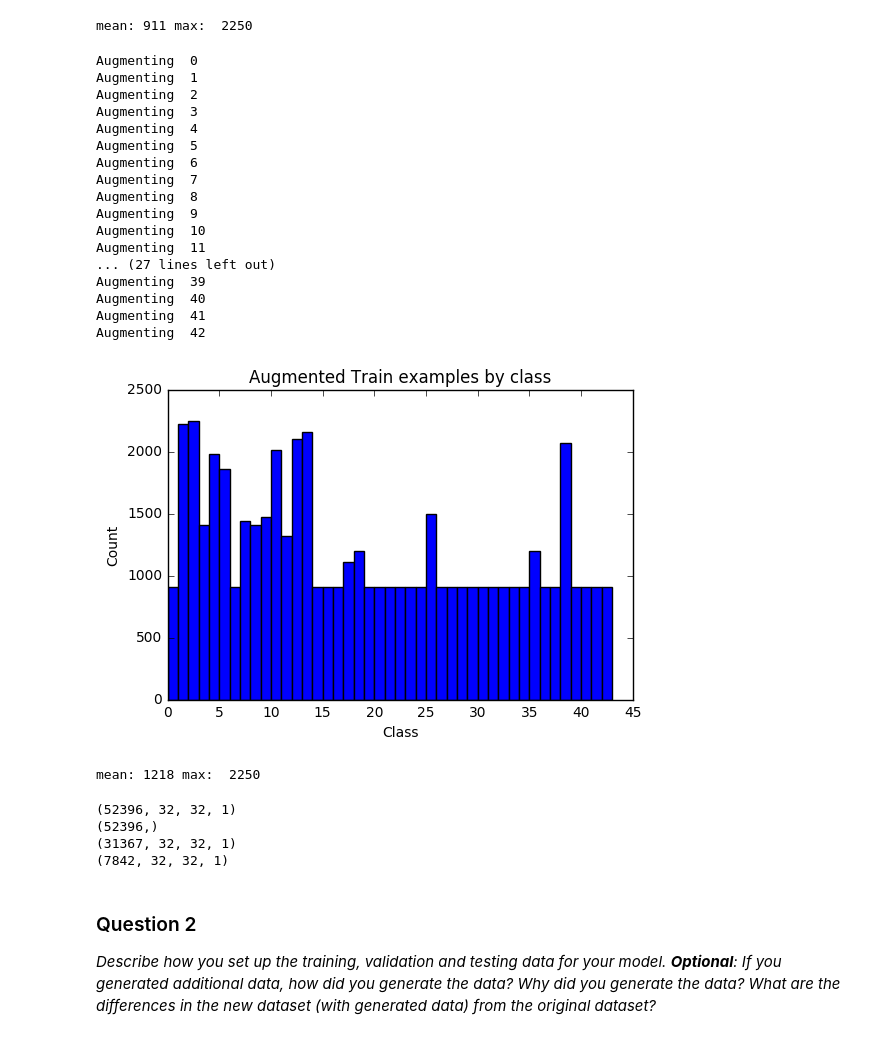
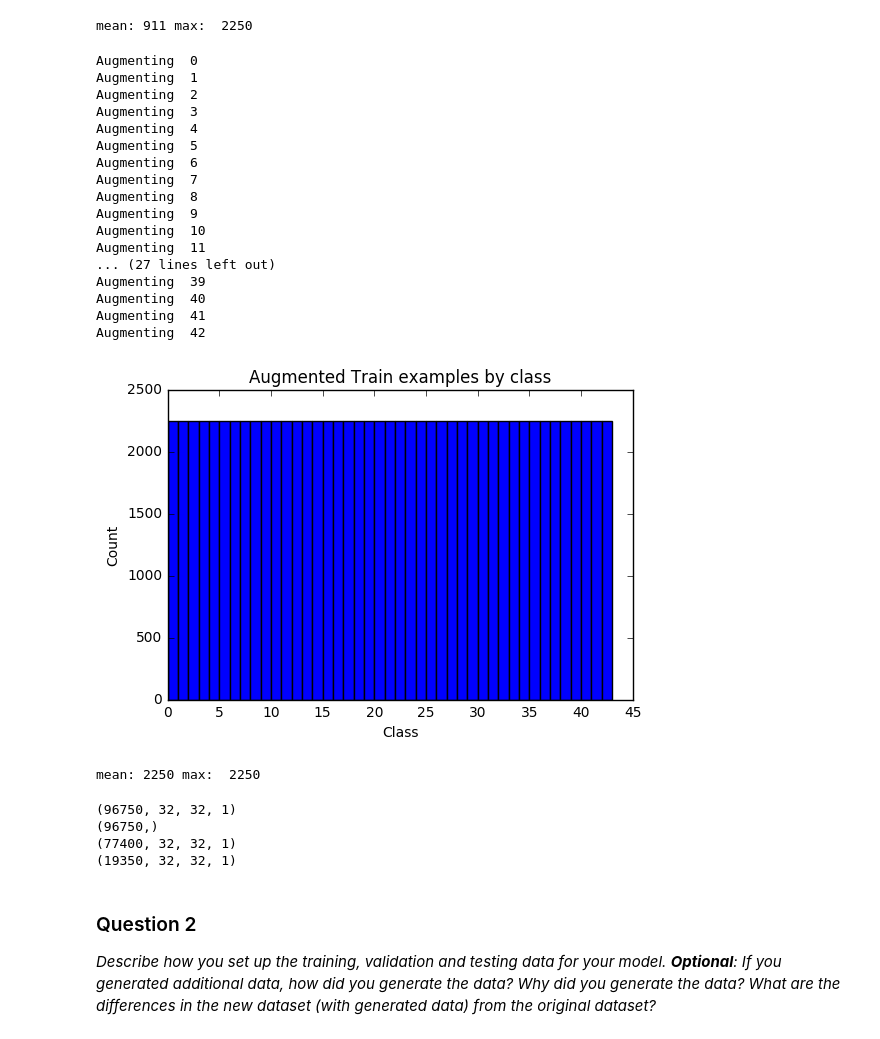
Before and after one commit to me/Traffic_Signs_Recognition, a Jupyter notebook: Traffic_Signs_Recognition.ipynb, the cells around one changed output. Drawn from its saved outputs; the diff is of its cells as text; code cells hidden in the pictures.

```diff
--- a/Traffic_Signs_Recognition.ipynb
+++ b/Traffic_Signs_Recognition.ipynb
@@ -245,7 +245,7 @@ print('mean:', mean_class_count, 'max: ', max_class_count)
 [figure]
 mean: 911 max:  2250
 # %%
-target_size = mean_class_count
+target_size = max_class_count
 
 source = X_train_processed
 X_train_augmented = []
@@ -274,35 +274,35 @@ y_train_augmented = np.array(y_train_augmented)
 class_counts = [np.count_nonzero(y_train_augmented == i) for i in range(n_classes)]
 
 index = np.arange(np.shape(class_counts)[0])
 plt.bar(index, class_counts, 1)
 plt.title('Augmented Train examples by class')
 plt.xlabel('Class')
 plt.ylabel('Count')
 plt.show()
 
 mean_class_count = int(np.average(class_counts))
 max_class_count = int(np.max(class_counts))
 print('mean:', mean_class_count, 'max: ', max_class_count)
 # %% [output]
 Augmenting  0
 Augmenting  1
 Augmenting  2
 Augmenting  3
 Augmenting  4
 Augmenting  5
 Augmenting  6
 Augmenting  7
 Augmenting  8
 Augmenting  9
 Augmenting  10
 Augmenting  11
 ... (27 lines left out)
 Augmenting  39
 Augmenting  40
 Augmenting  41
 Augmenting  42
-[figure, old version]
+[figure, new version]
-mean: 1218 max:  2250
+mean: 2250 max:  2250
 # %%
 print(X_train_augmented.shape)
 print(y_train_augmented.shape)
@@ -310,15 +310,16 @@ print(y_train_augmented.shape)
 from sklearn.utils import shuffle
 from sklearn.model_selection import train_test_split
 
-X_train1, X_validation, y_train1, y_validation = train_test_split(X_train_processed, y_train, test_size=0.2, random_state=0)
+X_train1, X_validation, y_train1, y_validation = train_test_split(X_train_augmented, y_train_augmented, test_size=0.2, random_state=0)
+#X_train1, X_validation, y_train1, y_validation = train_test_split(X_train_processed, y_train, test_size=0.2, random_state=0)
 
 print(X_train1.shape)
 print(X_validation.shape)
 # %% [output]
-(52396, 32, 32, 1)
-(52396,)
-(31367, 32, 32, 1)
-(7842, 32, 32, 1)
+(96750, 32, 32, 1)
+(96750,)
+(77400, 32, 32, 1)
+(19350, 32, 32, 1)
 # %% [markdown]
 ### Question 2
 
```
Also changed, not shown: parts of 6 cells of this notebook.
